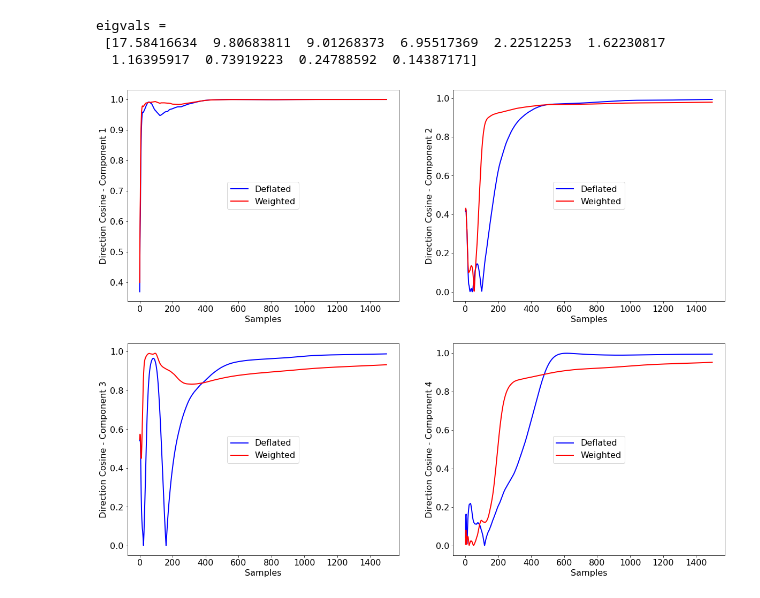
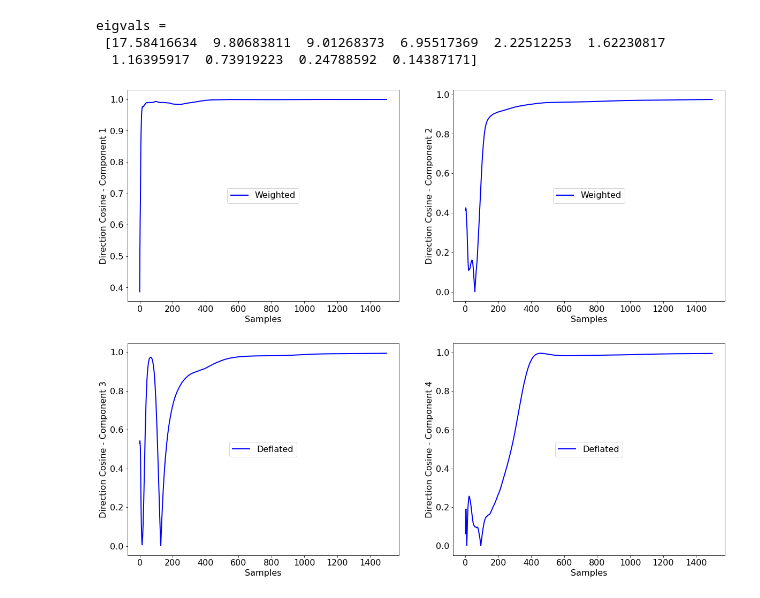
Before and after one commit to cchatterj0/AdaptiveMLAlgorithms, a Jupyter notebook: Chapter5-AllEVDs/EVD_OJA.ipynb, the cells around one changed output. Drawn from its saved outputs; the diff is of its cells as text; code cells hidden in the pictures.

```diff
--- a/Chapter5-AllEVDs/EVD_OJA.ipynb
+++ b/Chapter5-AllEVDs/EVD_OJA.ipynb
@@ -74,3 +74,14 @@ X = V @ D @ R
 eigvals =
  [17.90133833 10.22120991  8.60784587  6.53607089  2.23956443  1.83686292
   1.1360816   0.76926447  0.22448354  0.15027803]
+# %%
+# Plot the data
+dataset = pd.DataFrame(X.T, columns=['F1','F2','F3','F4','F5','F6','F7','F8','F9','F10'])
+plt.figure(figsize=(32, 48))
+plt.rcParams.update({'font.size': 16})
+cols = dataset.columns
+for i in range(dataset.shape[1]):
+    plt.subplot(17, 2, i+1)
+    plt.ylabel(cols[i])
+    plt.plot(dataset[cols[i]], lw=2, color='b')
+plt.show()
@@ -118,10 +131,10 @@ for epoch in range(nEpochs):
         W1 = W1 + (1/(100 + cnt))*(A @ W1 - W1 @ (W1.T @ A @ W1))
 
         # Deflated Gradient Descent
-        W2 = W2 + (1/(120 + cnt))*(A @ W2 - W2 @ np.triu(W2.T @ A @ W2))
+        W2 = W2 + (1/(100 + cnt))*(A @ W2 - W2 @ np.triu(W2.T @ A @ W2))
 
         # Weighted Gradient Descent
-        W3 = W3 + (1/(200 + cnt))*(A @ W3 @ C - W3 @ C @ (W3.T @ A @ W3))
+        W3 = W3 + (1/(220 + cnt))*(A @ W3 @ C - W3 @ C @ (W3.T @ A @ W3))
 
         for i in range(nEA):
             u1 = W1[:,i]/la.norm(W1[:,i])
@@ -137,35 +150,35 @@ for epoch in range(nEpochs):
 # %%
 plt.figure(figsize=(20, 16))
 plt.rcParams.update({'font.size': 16})
 
 plt.subplot(2, 2, 1)
-plt.plot(cos_t2[0,:], lw=2, color='b', label='Deflated')
-plt.plot(cos_t3[0,:], lw=2, color='r', label='Weighted')
+#plt.plot(cos_t2[0,:], lw=2, color='b', label='Deflated')
+plt.plot(cos_t3[0,:], lw=2, color='b', label='Weighted')
 plt.ylabel('Direction Cosine - Component 1')
 plt.xlabel('Samples')
 plt.legend(loc="center")
 
 plt.subplot(2, 2, 2)
-plt.plot(cos_t2[1,:], lw=2, color='b', label='Deflated')
-plt.plot(cos_t3[1,:], lw=2, color='r', label='Weighted')
+#plt.plot(cos_t2[1,:], lw=2, color='b', label='Deflated')
+plt.plot(cos_t3[1,:], lw=2, color='b', label='Weighted')
 plt.ylabel('Direction Cosine - Component 2')
 plt.xlabel('Samples')
 plt.legend(loc="center")
 
 plt.subplot(2, 2, 3)
 plt.plot(cos_t2[2,:], lw=2, color='b', label='Deflated')
-plt.plot(cos_t3[2,:], lw=2, color='r', label='Weighted')
+#plt.plot(cos_t3[2,:], lw=2, color='r', label='Weighted')
 plt.ylabel('Direction Cosine - Component 3')
 plt.xlabel('Samples')
 plt.legend(loc="center")
 
 plt.subplot(2, 2, 4)
 plt.plot(cos_t2[3,:], lw=2, color='b', label='Deflated')
-plt.plot(cos_t3[3,:], lw=2, color='r', label='Weighted')
+#plt.plot(cos_t3[3,:], lw=2, color='r', label='Weighted')
 plt.ylabel('Direction Cosine - Component 4')
 plt.xlabel('Samples')
 plt.legend(loc="center")
 
 plt.show()
 # %% [output]
-[figure, old version]
+[figure, new version]
```
Also changed, not shown: parts of 1 cell of this notebook, 21 other files.
